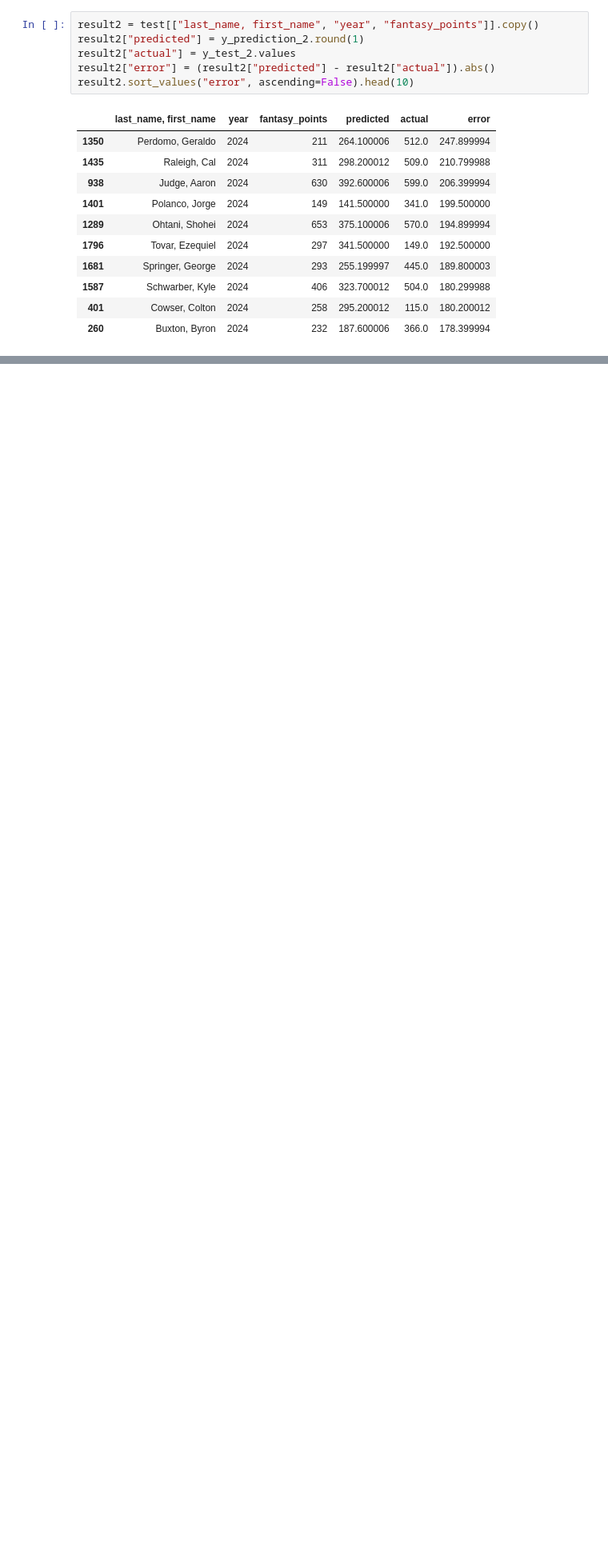
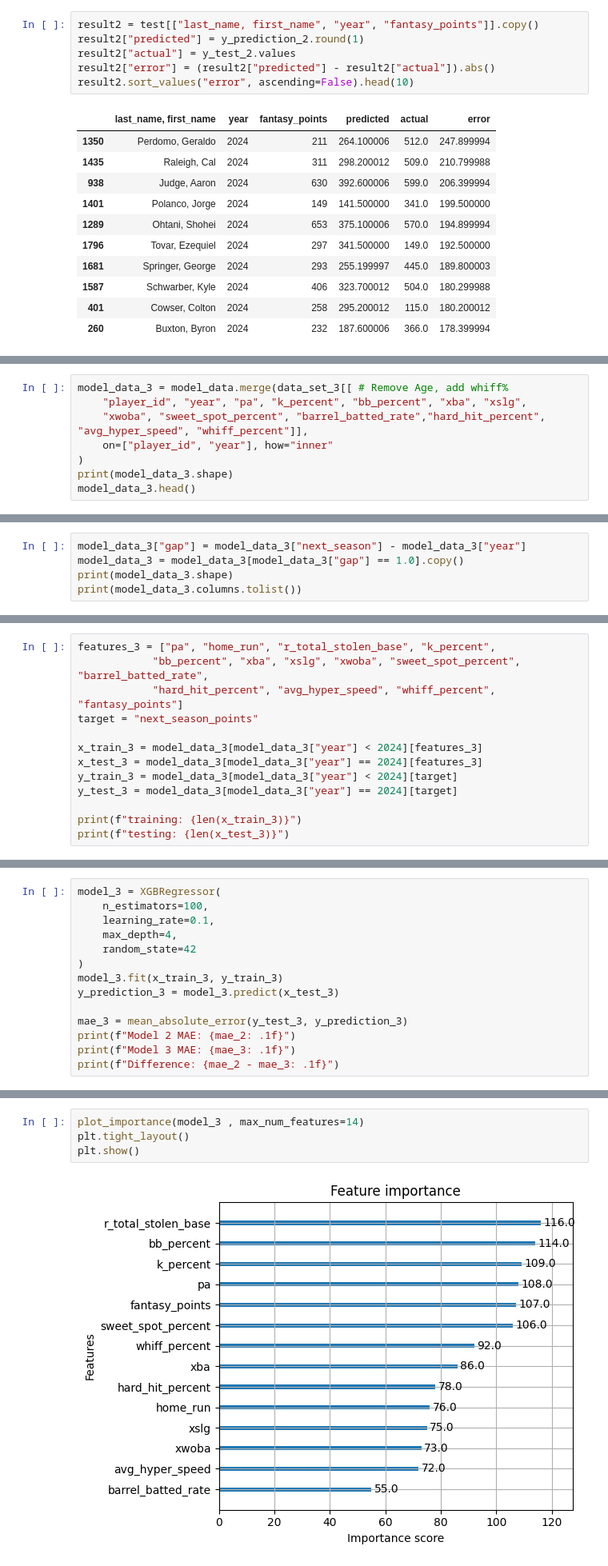
Before and after one commit to Gabriel-Molina123/baseball-fantasy-projections, a Jupyter notebook: notebooks/02_modelTest.ipynb, the cells around one changed output, grey strips where cells are left out. Shown at 80% size. Drawn from its saved outputs; the diff is of its cells as text; blank space fills up the shorter version.

```diff
--- a/notebooks/02_modelTest.ipynb
+++ b/notebooks/02_modelTest.ipynb
@@ -241,0 +263,8 @@ plt.show()
+# %%
+model_data_3 = model_data.merge(data_set_3[[ # Remove Age, add whiff%
+    "player_id", "year", "pa", "k_percent", "bb_percent", "xba", "xslg",
+    "xwoba", "sweet_spot_percent", "barrel_batted_rate","hard_hit_percent", "avg_hyper_speed", "whiff_percent"]],
+    on=["player_id", "year"], how="inner"
+)
+print(model_data_3.shape)
+model_data_3.head()
@@ -241,0 +280,5 @@ plt.show()
+# %%
+model_data_3["gap"] = model_data_3["next_season"] - model_data_3["year"]
+model_data_3 = model_data_3[model_data_3["gap"] == 1.0].copy()
+print(model_data_3.shape)
+print(model_data_3.columns.tolist())
@@ -241,0 +288,13 @@ plt.show()
+# %%
+features_3 = ["pa", "home_run", "r_total_stolen_base", "k_percent",
+            "bb_percent", "xba", "xslg", "xwoba", "sweet_spot_percent", "barrel_batted_rate",
+            "hard_hit_percent", "avg_hyper_speed", "whiff_percent", "fantasy_points"]
+target = "next_season_points"
+
+x_train_3 = model_data_3[model_data_3["year"] < 2024][features_3]
+x_test_3 = model_data_3[model_data_3["year"] == 2024][features_3]
+y_train_3 = model_data_3[model_data_3["year"] < 2024][target]
+y_test_3 = model_data_3[model_data_3["year"] == 2024][target]
+
+print(f"training: {len(x_train_3)}")
+print(f"testing: {len(x_test_3)}")
@@ -241,0 +304,14 @@ plt.show()
+# %%
+model_3 = XGBRegressor(
+    n_estimators=100,
+    learning_rate=0.1,
+    max_depth=4,
+    random_state=42
+)
+model_3.fit(x_train_3, y_train_3)
+y_prediction_3 = model_3.predict(x_test_3)
+
+mae_3 = mean_absolute_error(y_test_3, y_prediction_3)
+print(f"Model 2 MAE: {mae_2: .1f}")
+print(f"Model 3 MAE: {mae_3: .1f}")
+print(f"Difference: {mae_2 - mae_3: .1f}")
@@ -241,0 +340,6 @@ plt.show()
+# %%
+plot_importance(model_3 , max_num_features=14)
+plt.tight_layout()
+plt.show()
+# %% [output]
+[figure, added]
```
Also changed, not shown: parts of 20 cells of this notebook.
